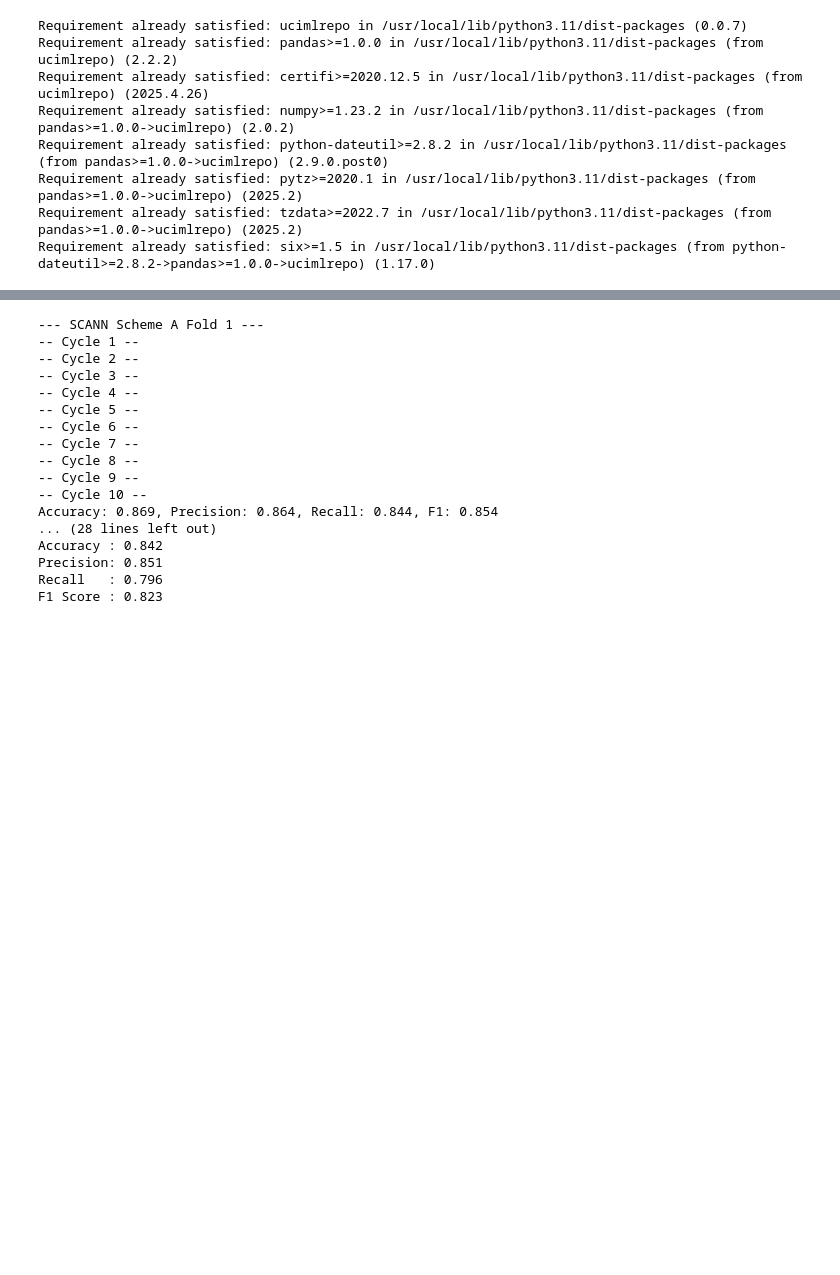
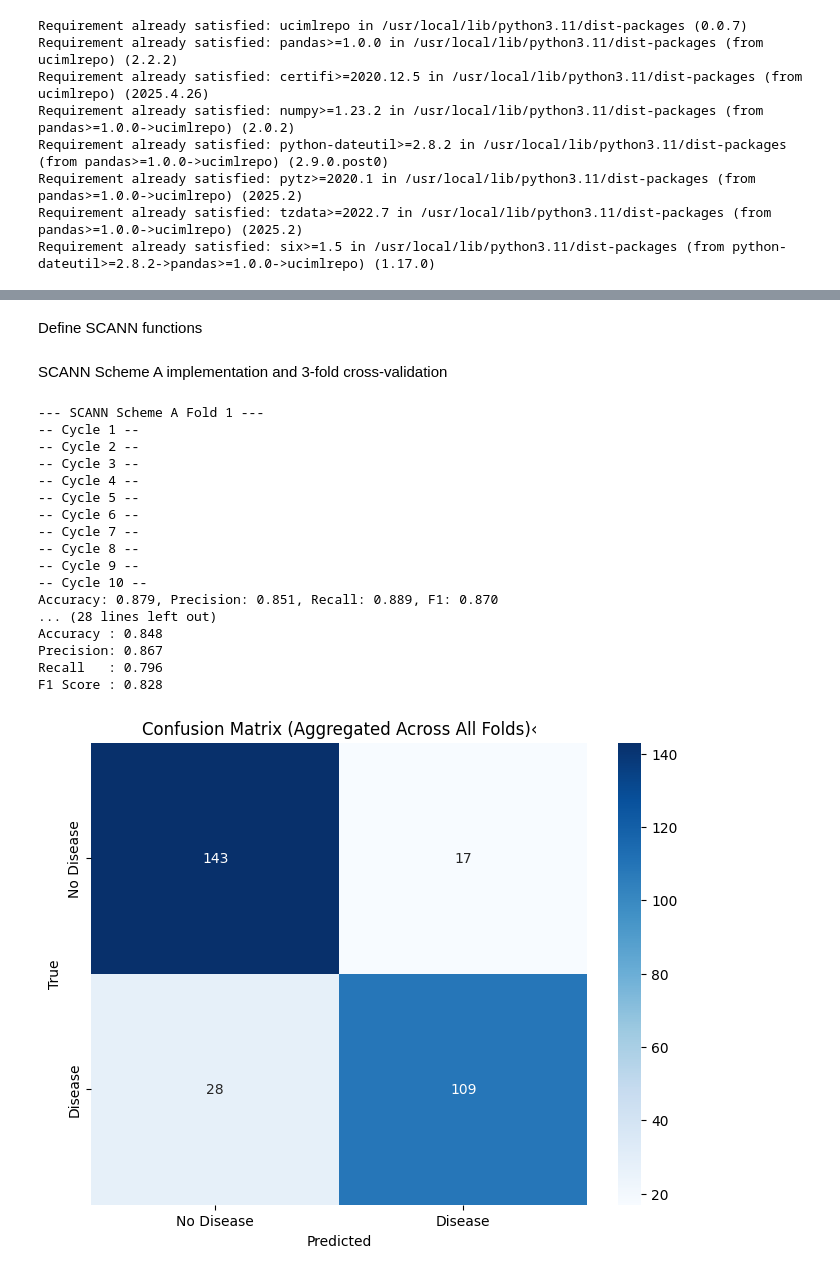
Before and after one commit to emilyz04/ece-heart-disease, a Jupyter notebook: ECE477_FinalProject.ipynb, the cells around one changed output, grey strips where cells are left out. Saved outputs shown, nothing was run; the diff lists cells and outputs as text; code cells hidden in the pictures; blank space fills up the shorter version.

```diff
--- a/ECE477_FinalProject.ipynb
+++ b/ECE477_FinalProject.ipynb
@@ -127,3 +152,5 @@ F1 Score : 0.807
+# %% [markdown]
+Define SCANN functions
 # %%
 # Define SCANN Functions
 
@@ -277,14 +297,17 @@ def grow_model(model, masks, new_units, noise_scale=0.1):
     new_masks.append(tf.Variable(new_mask1, trainable=False))
 
     return new_model, new_masks
+# %% [markdown]
+SCANN Scheme A implementation and 3-fold cross-validation
 # %%
 # SCANN Scheme A
-reduce_lr = ReduceLROnPlateau(monitor='val_loss', factor=0.5, patience=2, verbose=0)
-es = EarlyStopping(monitor='val_loss', patience=5, restore_best_weights=True)
 
 # Cross-validation
 skf = StratifiedKFold(n_splits=3, shuffle=True, random_state=42)
 a_accs, a_precs, a_recs, a_f1s = [], [], [], []
+
+all_y_true = []
+all_y_pred = []
 
 for fold, (train_idx, test_idx) in enumerate(skf.split(X_arr, y_arr), start=1):
           print(f"\n--- SCANN Scheme A Fold {fold} ---")
@@ -319,18 +342,21 @@ for fold, (train_idx, test_idx) in enumerate(skf.split(X_arr, y_arr), start=1):
           for cycle in range(10):
 
               print(f"-- Cycle {cycle+1} --")
+              # Connection growth
               grow_connections(model, masks, growth_frac=0.8, Xb=Xb, yb=yb)
               apply_masks_to_model(model, masks)
               model.fit(x_train_pca, y_tr, validation_data=(X_te_pca, y_te),
               epochs=20, batch_size=32, class_weight=cw_dict,
               callbacks=[reduce_lr, es], verbose=0)
 
+              # Neuron growth
               model, masks = grow_model(model, masks, new_units=8)
               apply_masks_to_model(model, masks)
               model.fit(x_train_pca, y_tr, validation_data=(X_te_pca, y_te),
               epochs=20, batch_size=32, class_weight=cw_dict,
               callbacks=[reduce_lr, es], verbose=0)
 
+              # Connection pruning
               prune_connections(model, masks, prune_frac=0.3, Xb=Xb, yb=yb)
               apply_masks_to_model(model, masks)
               model.fit(x_train_pca, y_tr, validation_data=(X_te_pca, y_te),
@@ -344,34 +370,46 @@ for fold, (train_idx, test_idx) in enumerate(skf.split(X_arr, y_arr), start=1):
                   best_model.set_weights(model.get_weights())
 
           y_pred = (best_model.predict(X_te_pca, verbose=0) > 0.5).astype(int).ravel()
           a = accuracy_score(y_te, y_pred)
           p = precision_score(y_te, y_pred, zero_division=0)
           r = recall_score(y_te, y_pred, zero_division=0)
           f1 = f1_score(y_te, y_pred, zero_division=0)
           print(f"Accuracy: {a:.3f}, Precision: {p:.3f}, Recall: {r:.3f}, F1: {f1:.3f}")
 
           a_accs.append(a); a_precs.append(p); a_recs.append(r); a_f1s.append(f1)
 
+          all_y_true.extend(y_te)
+          all_y_pred.extend(y_pred)
+
 print("\n--- SCANN Scheme A Cross-Validation Summary ---")
 print(f"Accuracy : {np.mean(a_accs):.3f}")
 print(f"Precision: {np.mean(a_precs):.3f}")
 print(f"Recall   : {np.mean(a_recs):.3f}")
 print(f"F1 Score : {np.mean(a_f1s):.3f}")
+
+cm_total_scann_a = confusion_matrix(all_y_true, all_y_pred)
+plt.figure(figsize=(8, 6))
+sns.heatmap(cm_total_scann_a, annot=True, fmt='d', cmap='Blues', xticklabels=['No Disease', 'Disease'], yticklabels=['No Disease', 'Disease'])
+plt.xlabel('Predicted')
+plt.ylabel('True')
+plt.title('Confusion Matrix (Aggregated Across All Folds)‹')
+plt.show()
 # %% [output]
 --- SCANN Scheme A Fold 1 ---
 -- Cycle 1 --
 -- Cycle 2 --
 -- Cycle 3 --
 -- Cycle 4 --
 -- Cycle 5 --
 -- Cycle 6 --
 -- Cycle 7 --
 -- Cycle 8 --
 -- Cycle 9 --
 -- Cycle 10 --
-Accuracy: 0.869, Precision: 0.864, Recall: 0.844, F1: 0.854
+Accuracy: 0.879, Precision: 0.851, Recall: 0.889, F1: 0.870
 ... (28 lines left out)
-Accuracy : 0.842
-Precision: 0.851
+Accuracy : 0.848
+Precision: 0.867
 Recall   : 0.796
-F1 Score : 0.823
+F1 Score : 0.828
+[figure, added]
```
Also changed, not shown: parts of 18 cells of this notebook.
